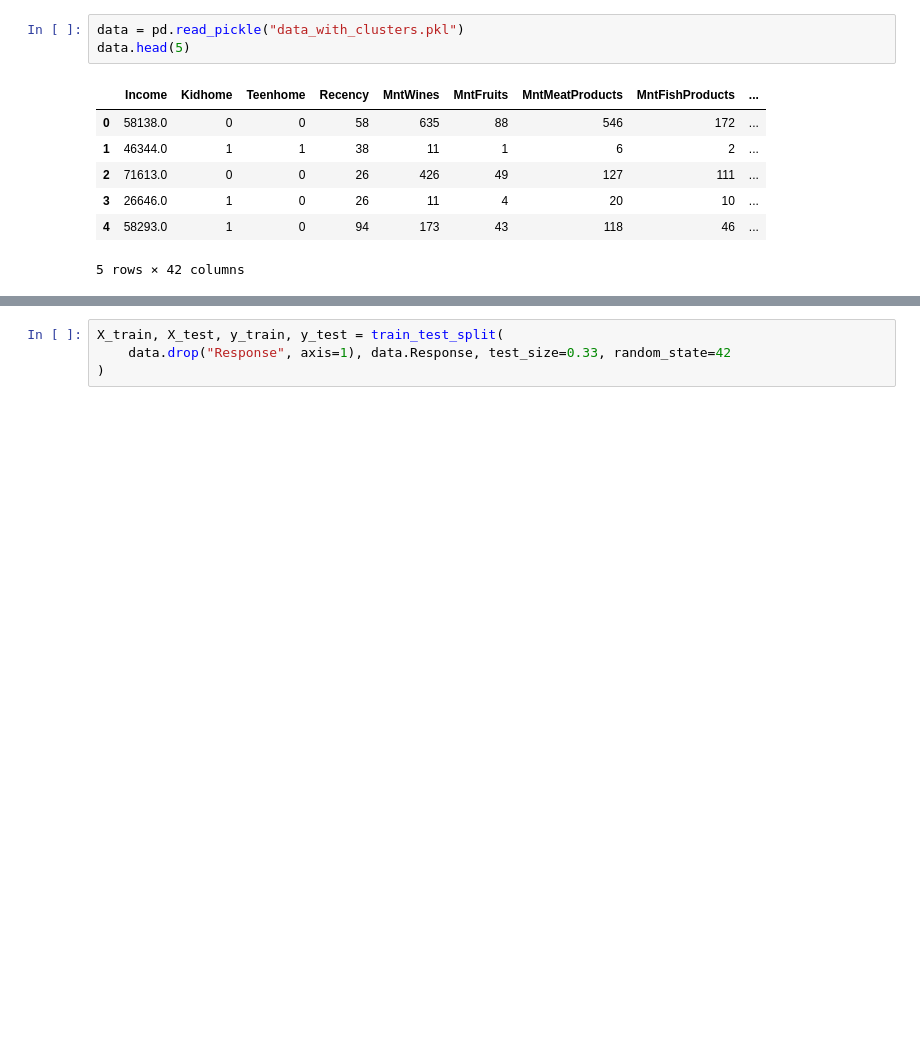
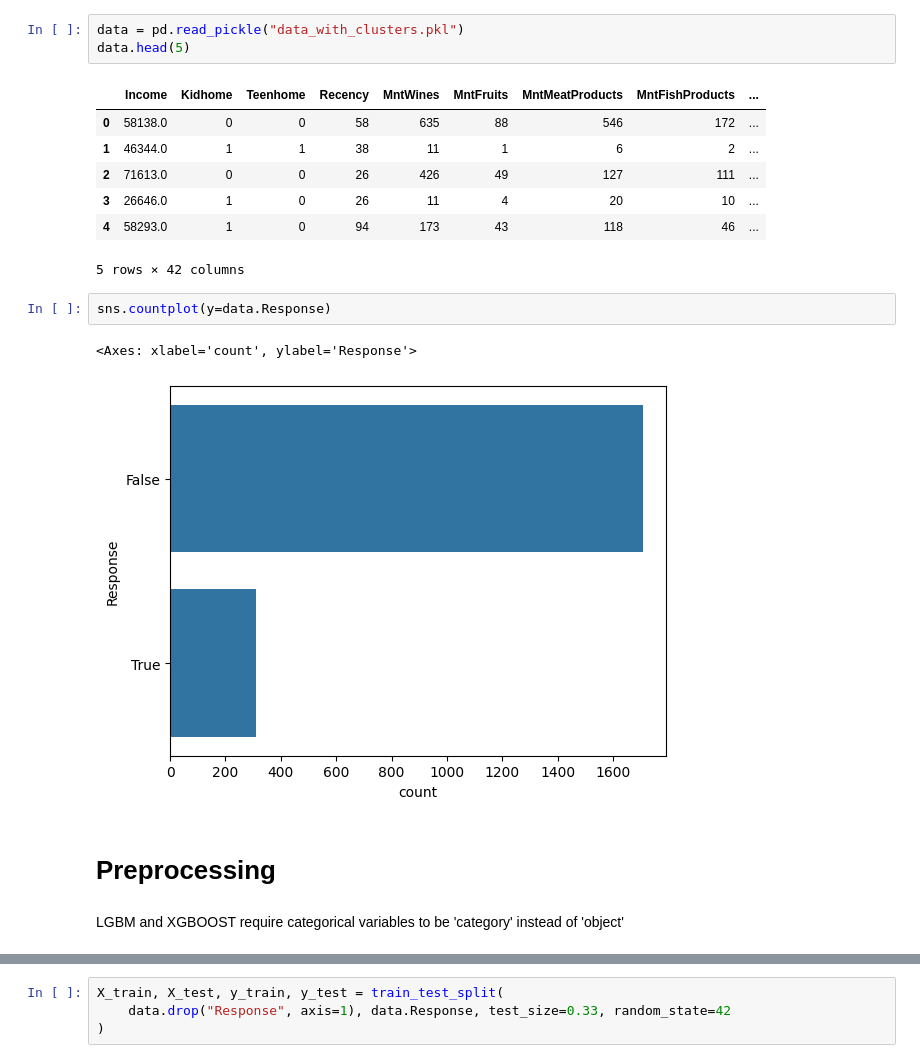
Before and after one commit to rafaeltorres2022/projects, a Jupyter notebook: marketing-analysis/model_building.ipynb, the cells around one changed output, grey strips where cells are left out. Saved outputs shown, nothing was run; the diff lists cells and outputs as text; blank space fills up the shorter version.

```diff
--- a/marketing-analysis/model_building.ipynb
+++ b/marketing-analysis/model_building.ipynb
@@ -21,3 +38,12 @@ data.head(5)
 | 3 | 26646.0 | 1 | 0 | 26 | 11 | 4 | 20 | 10 | ... |
 | 4 | 58293.0 | 1 | 0 | 94 | 173 | 43 | 118 | 46 | ... |
 5 rows × 42 columns
+# %%
+sns.countplot(y=data.Response)
+# %% [output]
+<Axes: xlabel='count', ylabel='Response'>
+[figure, added]
+# %% [markdown]
+# Preprocessing
+# %% [markdown]
+LGBM and XGBOOST require categorical variables to be 'category' instead of 'object'
```
Also changed, not shown: parts of 43 cells of this notebook.
